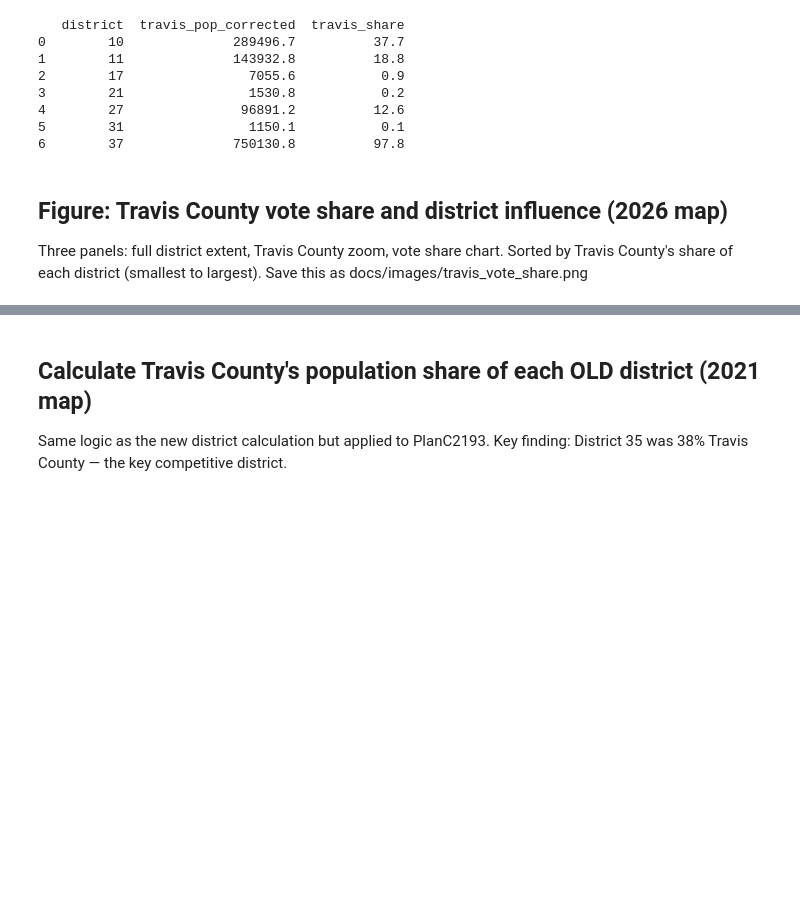
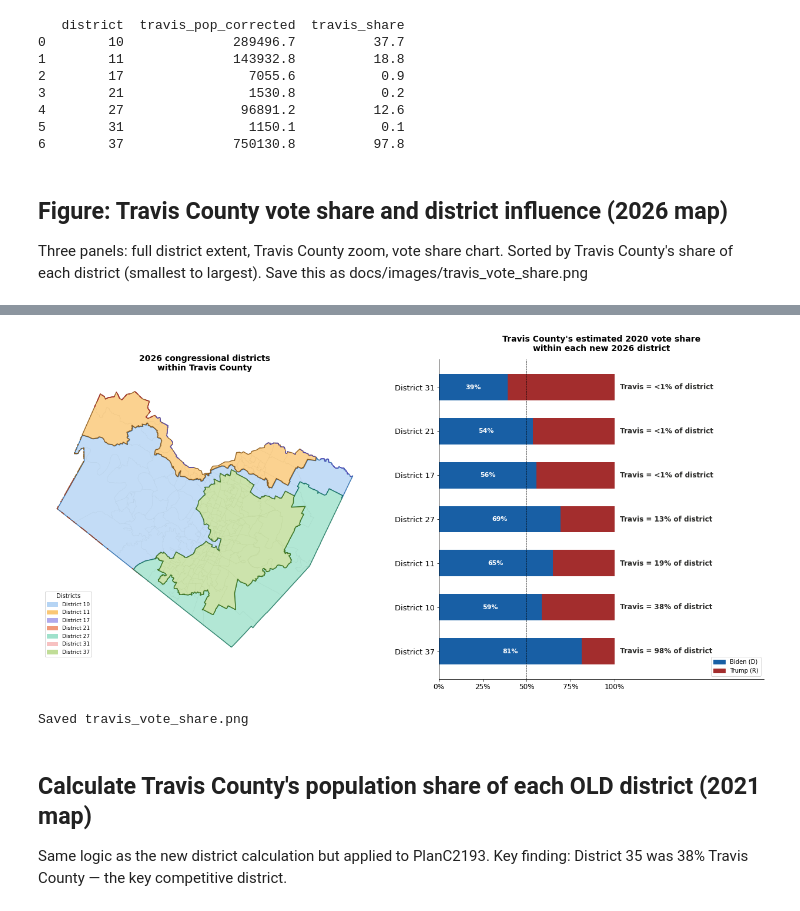
Before and after one commit to bluebonnet-data/bb-unified-election-data, a Jupyter notebook: notebooks/05_methodology_visuals.ipynb, the cells around one changed output, grey strips where cells are left out. Cells and saved outputs as stored; diff of their text form; code cells hidden in the pictures; blank space fills up the shorter version.

```diff
--- a/notebooks/05_methodology_visuals.ipynb
+++ b/notebooks/05_methodology_visuals.ipynb
@@ -369,3 +304,74 @@ Saved travis_vote_share.png
+# %%
+# Figure: Travis County vote share — two panel version
+fig, axes = plt.subplots(1, 2, figsize=(22, 10), gridspec_kw={'wspace': 0.22})
+fig.patch.set_facecolor('white')
+
+new_sorted = districts.sort_values('District').reset_index(drop=True)
+travis_share = travis_pop_by_district.sort_values('travis_share', ascending=False).set_index('district')['travis_share']
+districts_by_share = travis_pop_by_district.sort_values('travis_share', ascending=False)['district'].tolist()
+
+# Panel 1 — Travis County zoom with district colors
+ax1 = axes[0]
+ax1.set_facecolor('white')
+precincts.plot(ax=ax1, color='white', edgecolor='#B4B2A9', linewidth=0.3)
+for i, (idx, row) in enumerate(new_sorted.iterrows()):
+    d = row['District']
+    gpd.GeoDataFrame([row], geometry='geometry', crs=new_sorted.crs).clip(
+        travis_gdf
+    ).plot(ax=ax1, color=district_color_map[d][0], edgecolor=district_color_map[d][1], linewidth=1.5, alpha=0.8)
+ax1.set_xlim(minx - pad_x, maxx + pad_x)
+ax1.set_ylim(miny - pad_y, maxy + pad_y)
+ax1.set_aspect('equal')
+ax1.set_axis_off()
+ax1.set_title('2026 congressional districts\nwithin Travis County',
+              fontsize=14, fontweight='bold', pad=14)
+legend_patches = [mpatches.Patch(color=district_color_map[row['District']][0],
+                  edgecolor=district_color_map[row['District']][1],
+                  label=f"District {row['District']}")
+                  for i, (_, row) in enumerate(new_sorted.iterrows())]
+ax1.legend(handles=legend_patches, loc='lower left', fontsize=9, title='Districts', title_fontsize=10)
+
+# Panel 2 — Vote share chart
+ax2 = axes[1]
+ax2.set_facecolor('white')
+biden = results[results['candidate'] == 'Biden'].set_index('new_district_id')['estimated_votes']
+trump = results[results['candidate'] == 'Trump'].set_index('new_district_id')['estimated_votes']
+total = {d: biden[d] + trump[d] for d in districts_by_share}
+biden_share_pct = {d: biden[d] / total[d] * 100 for d in districts_by_share}
+trump_share_pct = {d: trump[d] / total[d] * 100 for d in districts_by_share}
+
+y = range(len(districts_by_share))
+for i, d in enumerate(districts_by_share):
+    ax2.barh(i, biden_share_pct[d], color='#185FA5', height=0.6)
+    ax2.barh(i, trump_share_pct[d], left=biden_share_pct[d], color='#A32D2D', height=0.6)
+    ax2.text(biden_share_pct[d] / 2, i, f"{biden_share_pct[d]:.0f}%",
+             ha='center', va='center', fontsize=11, color='white', fontweight='bold')
+    share_label = "<1%" if travis_share[d] < 1 else f"{travis_share[d]:.0f}%"
+    ax2.text(103, i, f"Travis = {share_label} of district",
+             ha='left', va='center', fontsize=12, color='#2C2C2A', fontweight='bold')
+
+ax2.set_yticks(list(y))
+ax2.set_yticklabels([f'District {d}' for d in districts_by_share], fontsize=13)
+ax2.axvline(x=50, color='black', linewidth=0.8, linestyle='--')
+ax2.set_xlim(0, 185)
+ax2.set_xticks([0, 25, 50, 75, 100])
+ax2.set_xticklabels(['0%', '25%', '50%', '75%', '100%'])
+ax2.tick_params(axis='x', labelsize=12)
+ax2.spines['top'].set_visible(False)
+ax2.spines['right'].set_visible(False)
+ax2.set_title("Travis County's estimated 2020 vote share\nwithin each new 2026 district",
+              fontsize=14, fontweight='bold', pad=14)
+biden_patch = mpatches.Patch(color='#185FA5', label='Biden (D)')
+trump_patch = mpatches.Patch(color='#A32D2D', label='Trump (R)')
+ax2.legend(handles=[biden_patch, trump_patch], loc='lower right', fontsize=10)
+
+plt.tight_layout()
+plt.savefig('../docs/images/travis_vote_share.png', dpi=150, bbox_inches='tight')
+plt.show()
+print("Saved travis_vote_share.png")
+# %% [output]
+[figure, added]
+Saved travis_vote_share.png
 # %% [markdown]
 ## Calculate Travis County's population share of each OLD district (2021 map)
 Same logic as the new district calculation but applied to PlanC2193.
```
Also changed, not shown: parts of 4 cells of this notebook, 4 other files.
